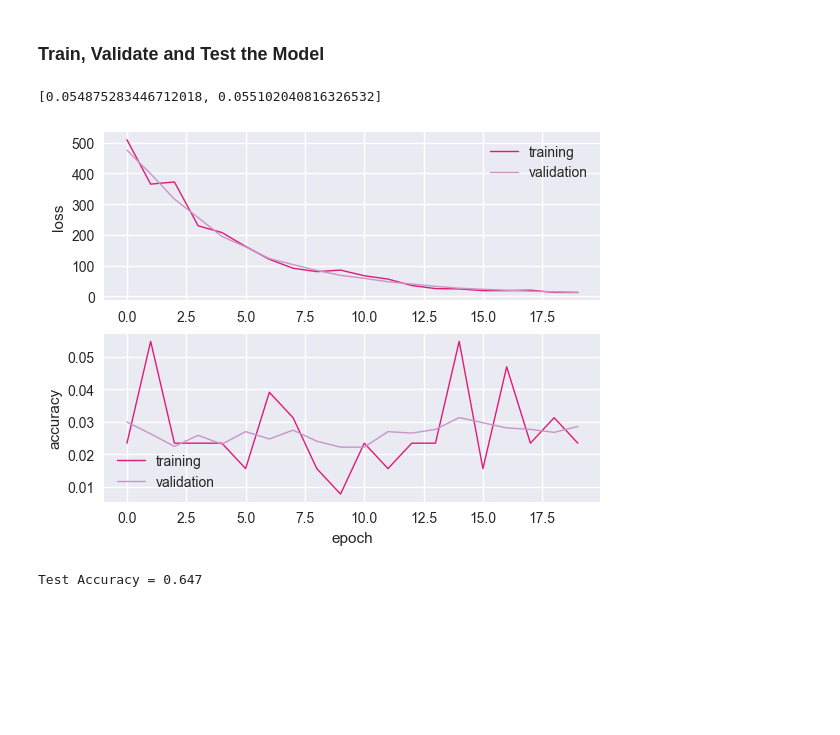
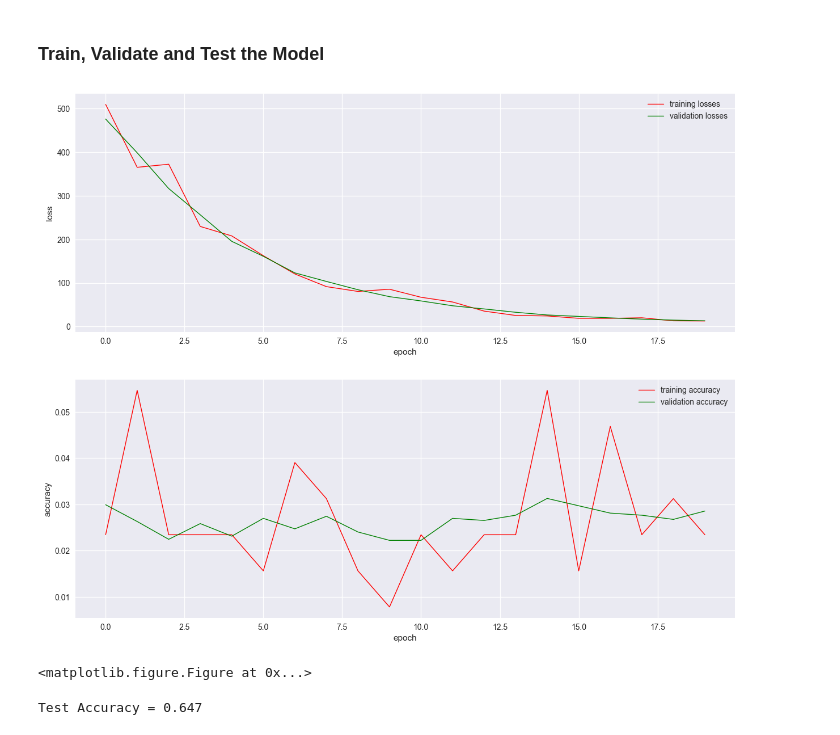
Before and after one commit to cristianku/CarND-Traffic-Sign-Classifier-Project, a Jupyter notebook: Traffic_Sign_Classifier.ipynb, the cells around one changed output. Drawn from its saved outputs; the diff is of its cells as text; code cells hidden in the pictures; blank space fills up the shorter version.

```diff
--- a/Traffic_Sign_Classifier.ipynb
+++ b/Traffic_Sign_Classifier.ipynb
@@ -372,37 +372,50 @@ Model saved
 # %%
 #Plot  the learning curves:
 import seaborn as sbs;
 
-
-print ( validation_accuracies)
 #util.plot_learning_curves(training_losses, training_accuracies, dev_losses, validation_accuracies)
 
 import seaborn as sbs;
 sbs.set()
 
 epochs = np.arange(len(training_losses))
+plt.figure(figsize=(15, 12))
 
 plt.subplot(2, 1, 1)
-plt.plot(epochs, training_losses, color='#dd1c77', linewidth=1.0, label='training')
-plt.plot(epochs, val_losses, color='#c994c7', linewidth=1.0, label='validation')
+plt.plot(epochs, training_losses, color='red', linewidth=1.0, label='training losses')
+plt.plot(epochs, val_losses, color='green', linewidth=1.0, label='validation losses')
 
 # plt.xlabel('epoch')
+plt.xlabel('epoch')
 plt.ylabel('loss')
 plt.legend()
 
 plt.subplot(2, 1, 2)
-plt.plot(epochs, training_accuracies, color='#dd1c77', linewidth=1.0, label='training')
-plt.plot(epochs, val_accuracies, color='#c994c7', linewidth=1.0, label='validation')
+plt.plot(epochs, training_accuracies, color='red', linewidth=1.0, label='training accuracy')
+plt.plot(epochs, val_accuracies, color='green', linewidth=1.0, label='validation accuracy')
 
 plt.xlabel('epoch')
 plt.ylabel('accuracy')
 plt.legend()
 
 plt.savefig('learning_curves.jpg')
 plt.show()
+
+
+
+left  = 0.125  # the left side of the subplots of the figure
+right = 0.9    # the right side of the subplots of the figure
+bottom = 0.1   # the bottom of the subplots of the figure
+top = 0.9      # the top of the subplots of the figure
+wspace = 0.8   # the amount of width reserved for blank space between subplots
+hspace = 1.2   # the amount of height reserved for white space between subplots
+
+plt.subplots_adjust(left=left, bottom=bottom, right=right, top=top, wspace=wspace, hspace=hspace)
+plt.suptitle('Learning Curves')
+plt.show()
 # %% [output]
+[figure, new version]
-[0.054875283446712018, 0.055102040816326532]
+<matplotlib.figure.Figure at 0x...>
-[figure, old version]
 # %%
 with tf.Session() as sess:
     sess.run(tf.global_variables_initializer())
```
Also changed, not shown: 1 other file.
